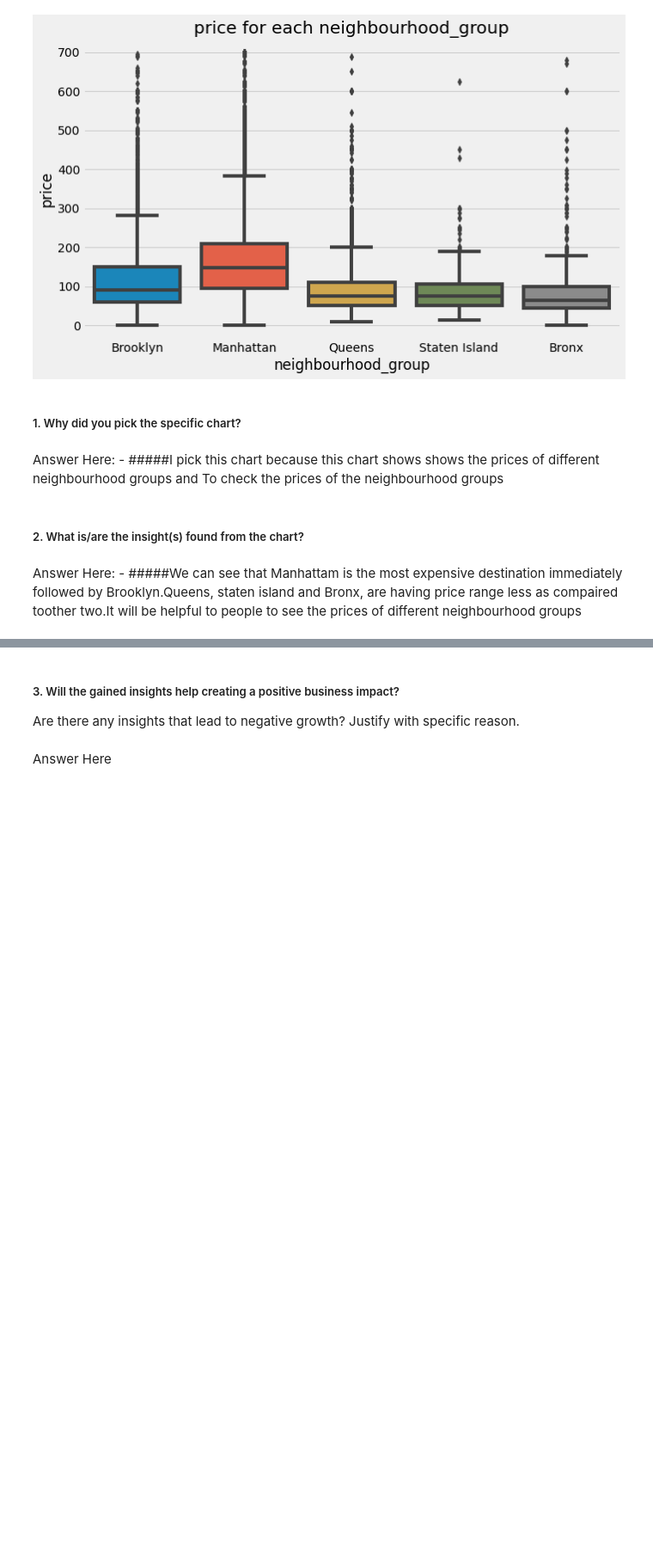
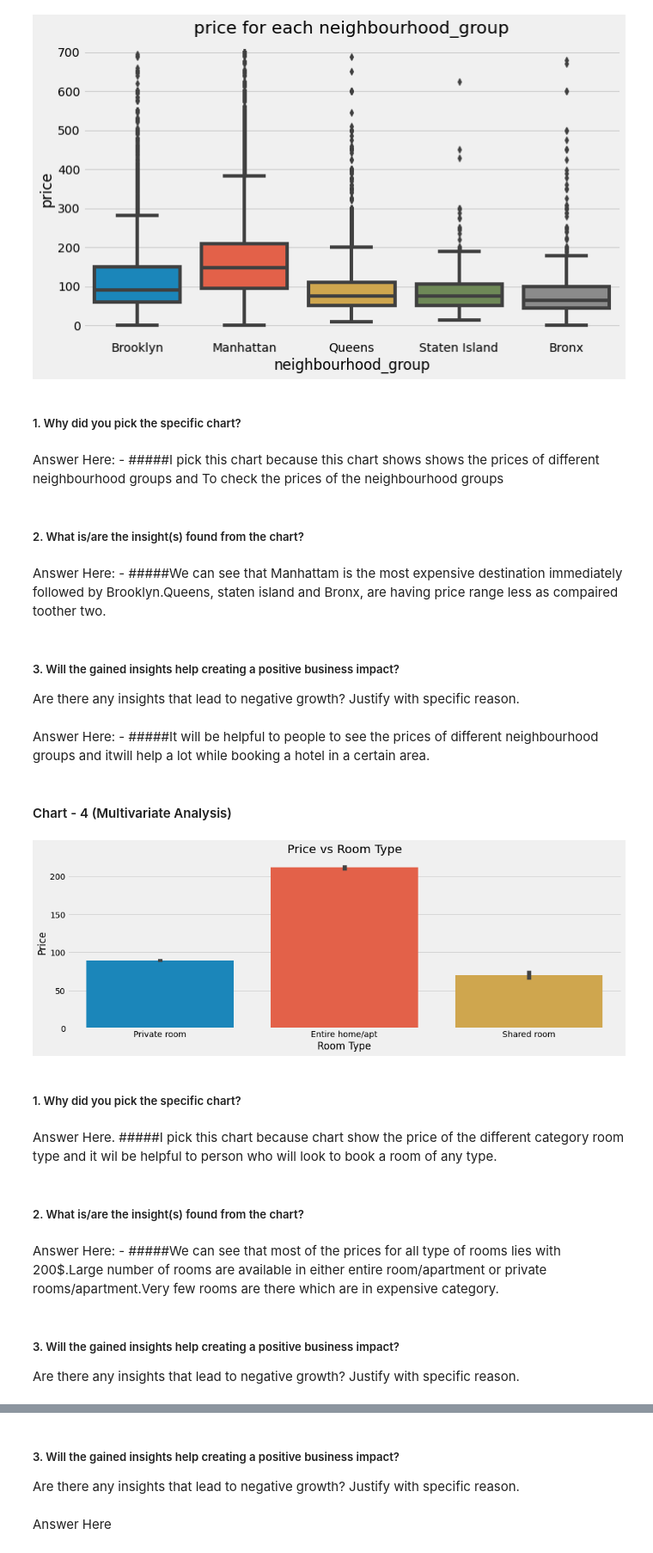
Before and after one commit to abhisheknagpure8/airbnb-bookings-analysis, a Jupyter notebook: EDA_Project.ipynb, the cells around one changed output, grey strips where cells are left out. Shown at 86% size. Saved outputs shown, nothing was run; the diff lists cells and outputs as text; code cells hidden in the pictures; blank space fills up the shorter version.

```diff
--- a/EDA_Project.ipynb
+++ b/EDA_Project.ipynb
@@ -378,4 +378,35 @@ Answer Here: -
 ##### 2. What is/are the insight(s) found from the chart?
 # %% [markdown]
 Answer Here: -
-#####We can see that Manhattam is the most expensive destination immediately followed by Brooklyn.Queens, staten island and Bronx, are having price range less as compaired toother two.It will be helpful to people to see the prices of different neighbourhood groups
+#####We can see that Manhattam is the most expensive destination immediately followed by Brooklyn.Queens, staten island and Bronx, are having price range less as compaired toother two.
+# %% [markdown]
+##### 3. Will the gained insights help creating a positive business impact?
+Are there any insights that lead to negative growth? Justify with specific reason.
+# %% [markdown]
+Answer Here: -
+#####It will be helpful to people to see the prices of different neighbourhood groups and itwill help a lot while booking a hotel in a certain area.
+# %% [markdown]
+#### Chart - 4 (Multivariate Analysis)
+# %%
+# Chart - 4 visualization code
+plt.figure(figsize = (15,5))
+ax_8 = sns.barplot(y= 'price', x= 'room_type',data=new_df)
+ax_8.set_title('Price vs Room Type')
+ax_8.set_xlabel('Room Type')
+ax_8.set_ylabel("Price")
+plt.show()
+# %% [output]
+[figure, added]
+# %% [markdown]
+##### 1. Why did you pick the specific chart?
+# %% [markdown]
+Answer Here.
+#####I pick this chart because chart show the price of the different category room type and it wil be helpful to person who will look to book a room of any type.
+# %% [markdown]
+##### 2. What is/are the insight(s) found from the chart?
+# %% [markdown]
+Answer Here: -
+#####We can see that most of the prices for all type of rooms lies with 200$.Large number of rooms are available in either entire room/apartment or private rooms/apartment.Very few rooms are there which are in expensive category.
+# %% [markdown]
+##### 3. Will the gained insights help creating a positive business impact?
+Are there any insights that lead to negative growth? Justify with specific reason.
```
Also changed, not shown: parts of 60 cells of this notebook.
